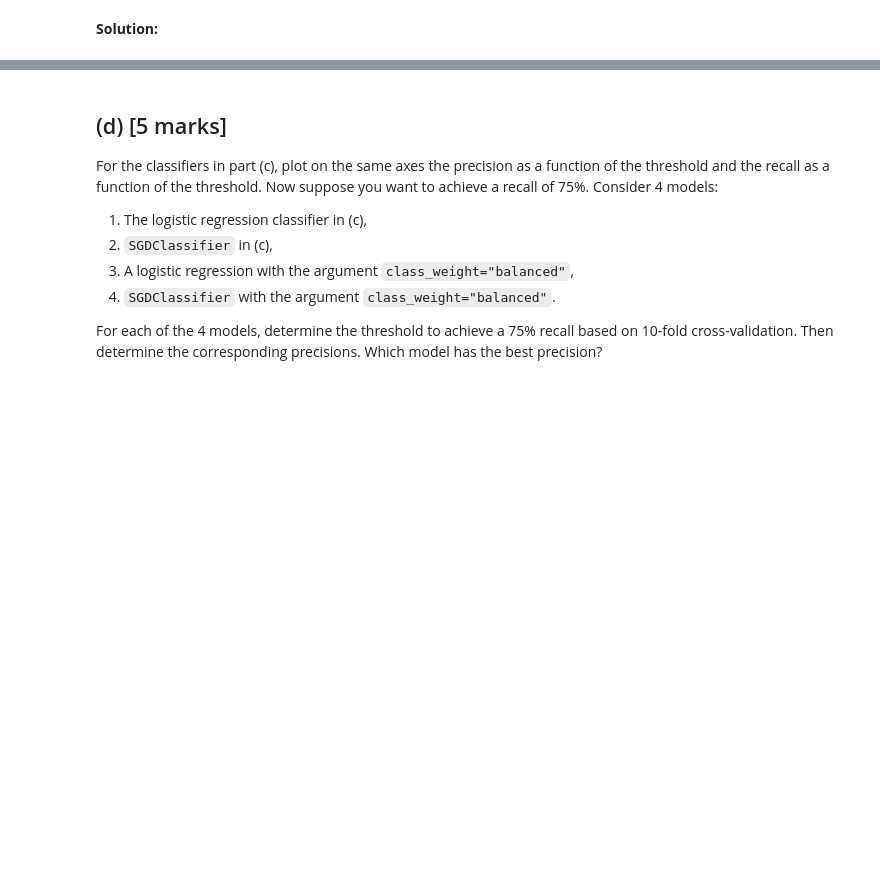
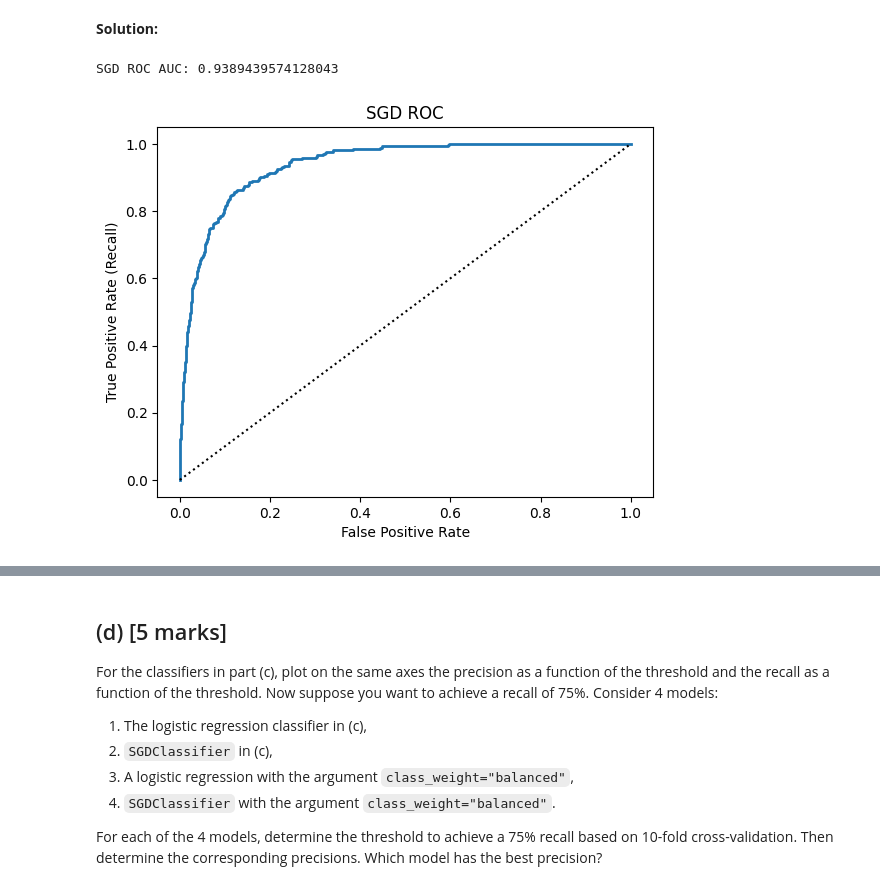
Before and after one commit to erevtsov/cfrm, a Jupyter notebook: notebooks/521/Homework1.ipynb, the cells around one changed output, grey strips where cells are left out. Drawn from its saved outputs; the diff is of its cells as text; code cells hidden in the pictures; blank space fills up the shorter version.

```diff
--- a/notebooks/521/Homework1.ipynb
+++ b/notebooks/521/Homework1.ipynb
@@ -787 +764,13 @@ fpr, tpr, thresholds = roc_curve(Y_proc, y_scores_sgd)
+# %%
+plt.plot(fpr_sgd, tpr_sgd, linewidth=2, label="ROC curve")
+plt.plot([0, 1], [0, 1], 'k:', label="Random classifier's ROC curve")
+# [...] # beautify the figure: add labels, grid, legend, arrow, and text
+plt.title('SGD ROC')
+print(f'SGD ROC AUC: {roc_auc_score(Y_proc, y_scores_sgd)}')
+plt.ylabel('True Positive Rate (Recall)')
+plt.xlabel('False Positive Rate')
+plt.show()
+# %% [output]
+SGD ROC AUC: 0.9389439574128043
+[figure, added]
 # %%
```
Also changed, not shown: parts of 32 cells of this notebook.
